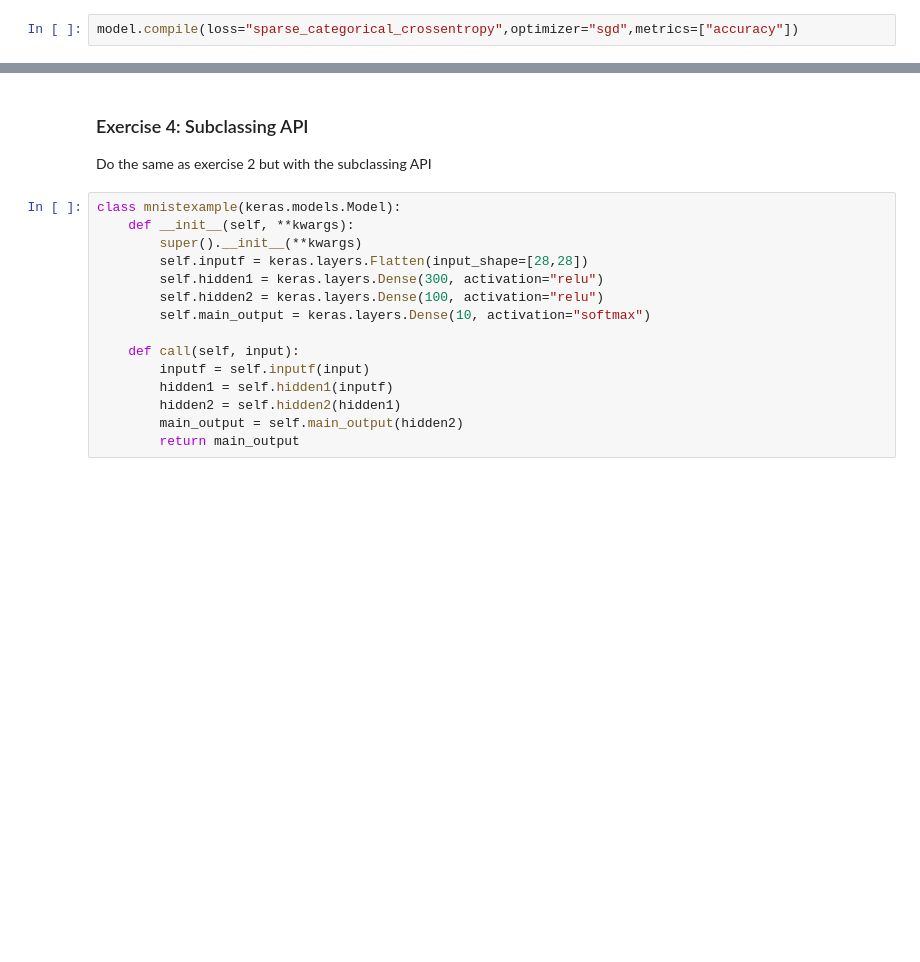
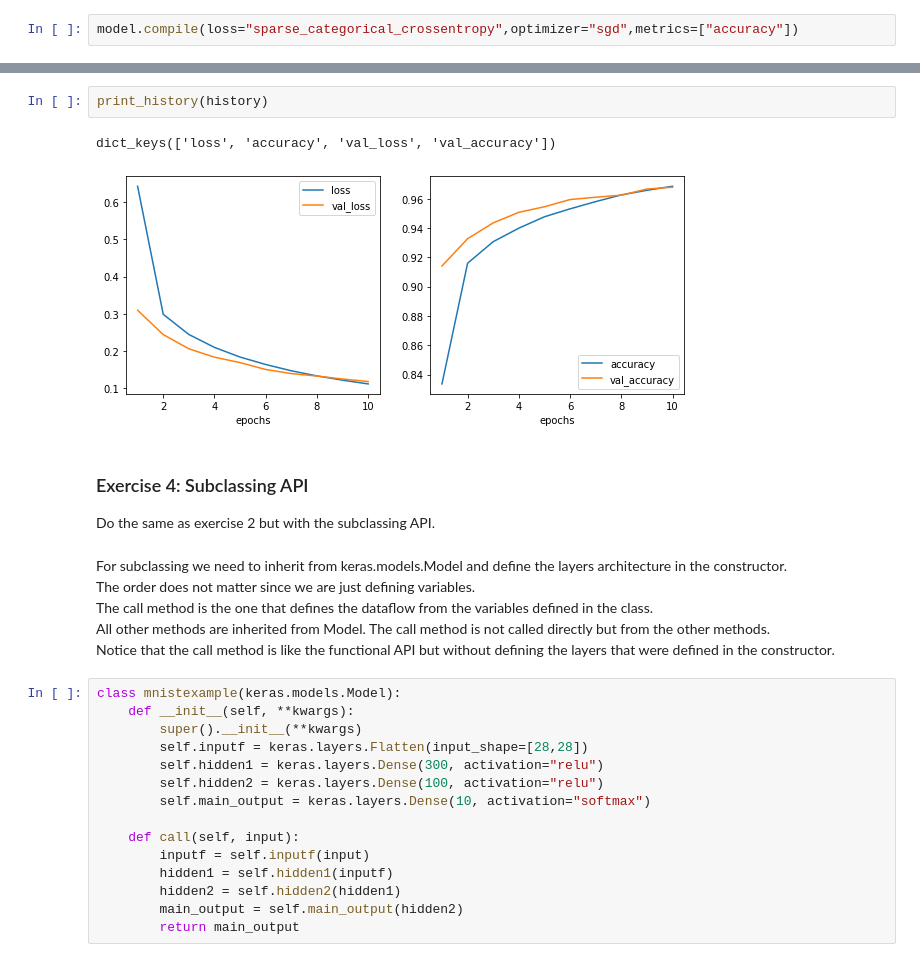
Before and after one commit to dtrad/geoml_course, a Jupyter notebook: Practice17_DNN.ipynb, the cells around one changed output, grey strips where cells are left out. Cells and saved outputs as stored; diff of their text form; blank space fills up the shorter version.

```diff
--- a/Practice17_DNN.ipynb
+++ b/Practice17_DNN.ipynb
@@ -408,7 +444,18 @@ Epoch 10/10
 <tensorflow.python.keras.callbacks.History at 0x...>
+# %%
+print_history(history)
+# %% [output]
+dict_keys(['loss', 'accuracy', 'val_loss', 'val_accuracy'])
+[figure, added]
 # %% [markdown]
 ### Exercise 4: Subclassing API
-Do the same as exercise 2 but with the subclassing API
+Do the same as exercise 2 but with the subclassing API.
+# %% [markdown]
+For subclassing we need to inherit from keras.models.Model and define the layers architecture in the constructor.\
+The order does not matter since we are just defining variables.\
+The call method is the one that defines the dataflow from the variables defined in the class.\
+All other methods are inherited from Model. The call method is not called directly but from the other methods.\
+Notice that the call method is like the functional API but without defining the layers that were defined in the constructor.
 # %%
 class mnistexample(keras.models.Model):
     def __init__(self, **kwargs):
```
Also changed, not shown: parts of 60 cells of this notebook.
